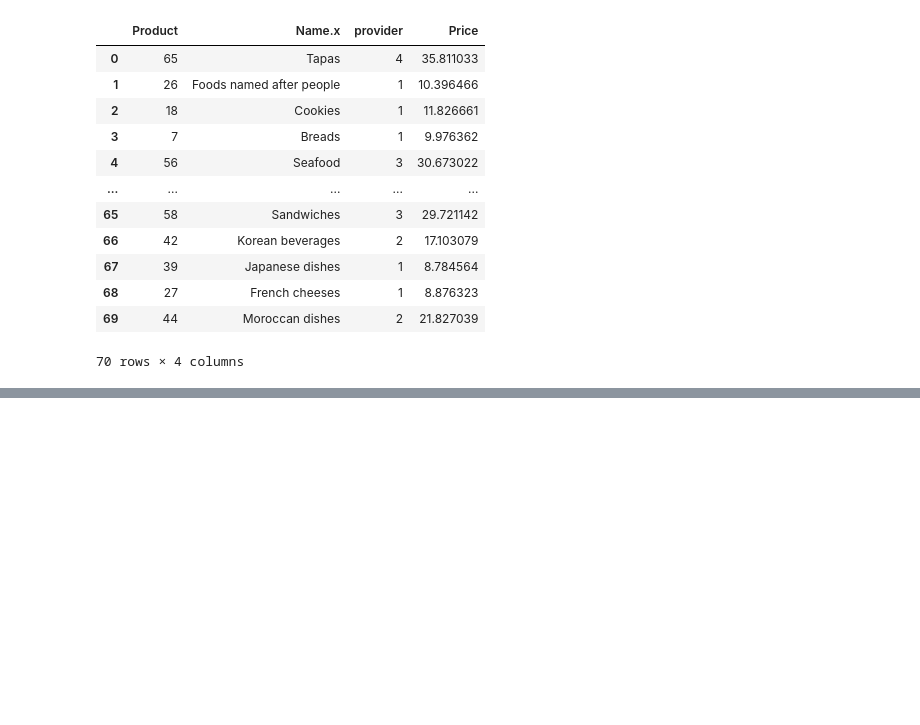
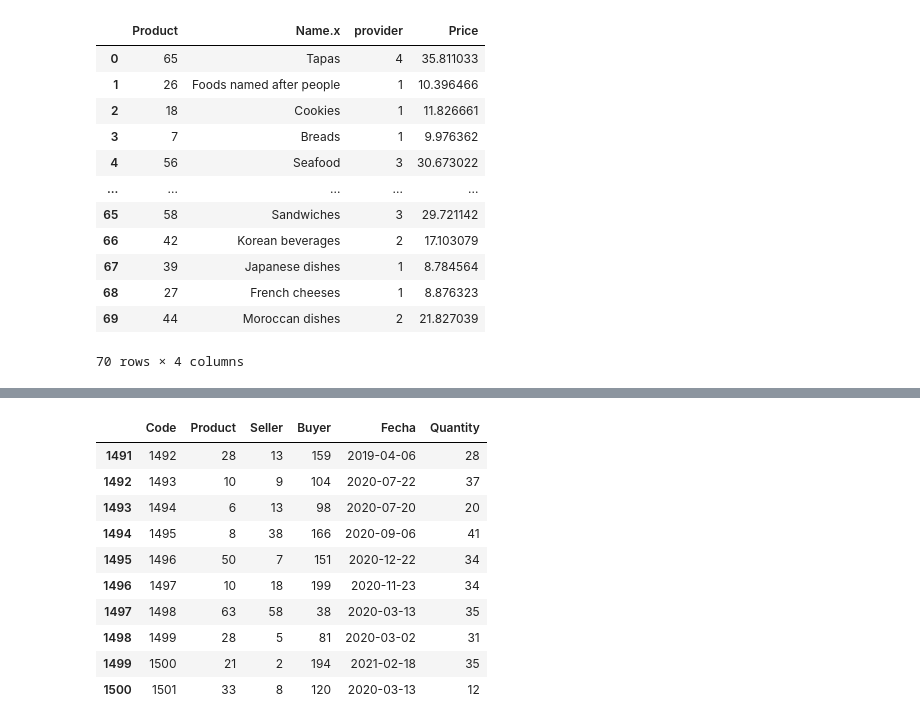
Before and after one commit to CarlosEsteve/python, a Jupyter notebook: Pandas/Pandas.ipynb, the cells around one changed output, grey strips where cells are left out. Cells and saved outputs as stored; diff of their text form; code cells hidden in the pictures; blank space fills up the shorter version.

```diff
--- a/Pandas/Pandas.ipynb
+++ b/Pandas/Pandas.ipynb
@@ -361,0 +435,14 @@ dfxls0.to_csv('../Pandas/datos/Purchases.csv')
+# %%
+dfxls0.tail(10)
+# %% [output]
+|  | Code | Product | Seller | Buyer | Fecha | Quantity |
+| 1491 | 1492 | 28 | 13 | 159 | 2019-04-06 | 28 |
+| 1492 | 1493 | 10 | 9 | 104 | 2020-07-22 | 37 |
+| 1493 | 1494 | 6 | 13 | 98 | 2020-07-20 | 20 |
+| 1494 | 1495 | 8 | 38 | 166 | 2020-09-06 | 41 |
+| 1495 | 1496 | 50 | 7 | 151 | 2020-12-22 | 34 |
+| 1496 | 1497 | 10 | 18 | 199 | 2020-11-23 | 34 |
+| 1497 | 1498 | 63 | 58 | 38 | 2020-03-13 | 35 |
+| 1498 | 1499 | 28 | 5 | 81 | 2020-03-02 | 31 |
+| 1499 | 1500 | 21 | 2 | 194 | 2021-02-18 | 35 |
+| 1500 | 1501 | 33 | 8 | 120 | 2020-03-13 | 12 |
```
Also changed, not shown: parts of 13 cells of this notebook.
